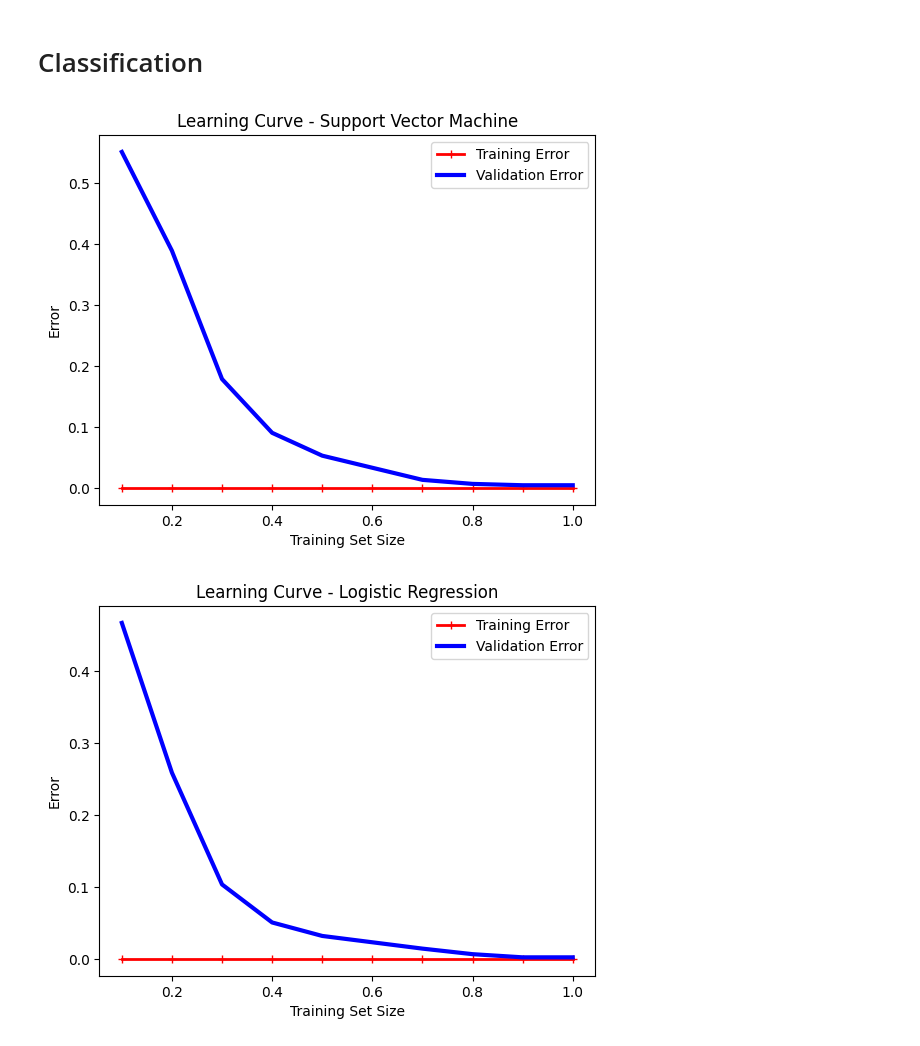
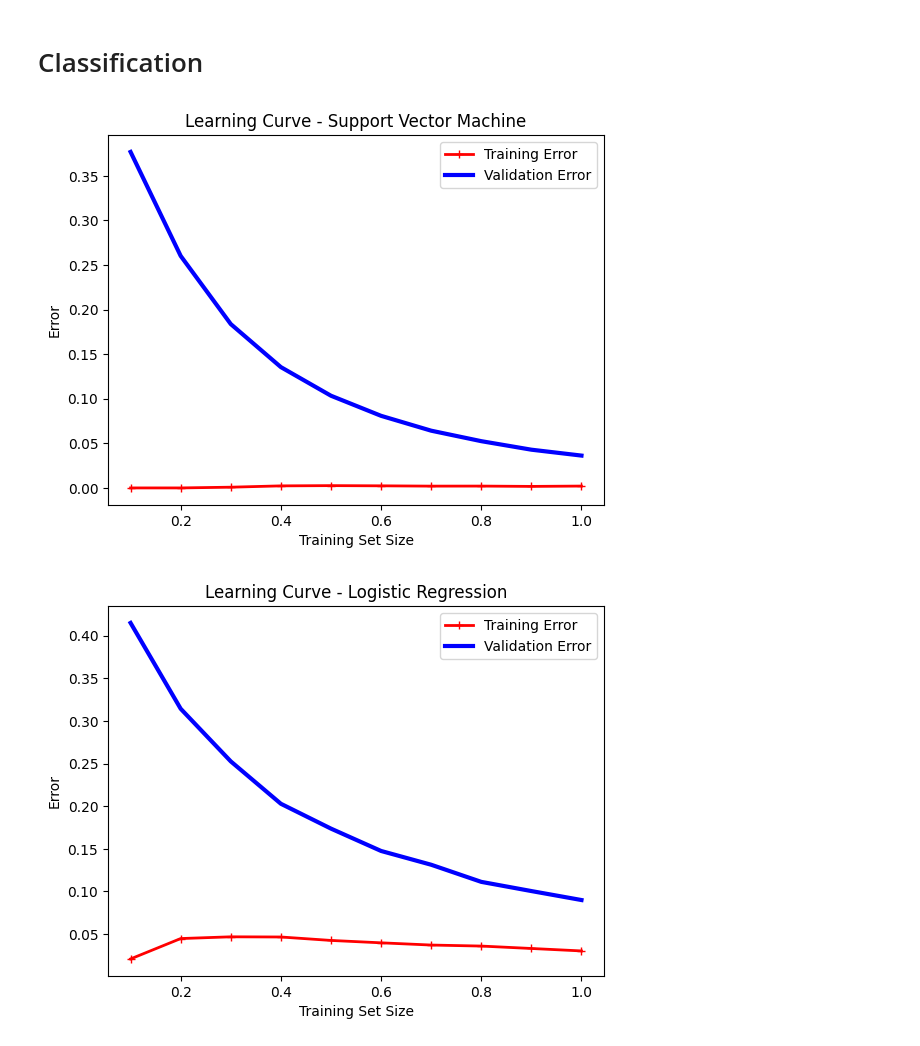
Before and after one commit to arbitroy/ML-trials, a Jupyter notebook: Tasks.ipynb, the cells around one changed output. Drawn from its saved outputs; the diff is of its cells as text; code cells hidden in the pictures.

```diff
--- a/Tasks.ipynb
+++ b/Tasks.ipynb
@@ -672,8 +674,8 @@ plt.xlabel('Number of Clusters')
 plt.ylabel('Sum of Squared Distances')
 plt.show()
 
-# Based on the Elbow curve, select the optimal number of clusters (e.g., 3 in this example)
-optimal_clusters = 3
+# Based on the Elbow curve, select the optimal number of clusters
+optimal_clusters = 5
 
 # Perform K-Means clustering
 kmeans = KMeans(n_clusters=optimal_clusters, n_init=10,random_state=42)
@@ -719,7 +721,9 @@ from sklearn.compose import ColumnTransformer
 from sklearn.pipeline import Pipeline
 from sklearn.base import BaseEstimator, TransformerMixin
 from sklearn.metrics import accuracy_score
-
+from sklearn.ensemble import RandomForestClassifier
+from sklearn.model_selection import cross_val_score
+from imblearn.over_sampling import SMOTE
 cols_to_preprocess = [
     # Demographics and Personal Information
     '25. With which of these groups do you primarily identify?',
@@ -766,9 +770,13 @@ cols_to_preprocess = [
 # Handle missing values if any (for demonstration, assuming dropna for simplicity)
 data.dropna(inplace=True)
 
+# Remove the target variable from features
+cols_to_preprocess.remove('22. About how much money did you earn last year from any job or employment (in US Dollars)? ')
+
 # Define features and target
 X = data[cols_to_preprocess]
 y = data['22. About how much money did you earn last year from any job or employment (in US Dollars)? ']
+
 
 # Identify categorical features
 categorical_features = X.select_dtypes(include=['object']).columns.tolist()
@@ -776,11 +784,14 @@ categorical_features = X.select_dtypes(include=['object']).columns.tolist()
 for col in categorical_features:
    X = X.copy()
    X.loc[:, col] = X[col].astype(str)
-
+# Define numerical and categorical features
+numerical_features = X.select_dtypes(include=['int64', 'float64']).columns.tolist()
+categorical_features = X.select_dtypes(include=['object']).columns.tolist()
 
 # Define transformers
 preprocessor = ColumnTransformer(
     transformers=[
+        ('num', StandardScaler(), numerical_features),
         ('cat', OneHotEncoder(), categorical_features)
     ],
     remainder='passthrough'
@@ -788,29 +799,25 @@ preprocessor = ColumnTransformer(
 
 # Create pipeline with preprocessing steps
 pipeline = Pipeline([
-    ('preprocessor', preprocessor),
-    ('scaler', StandardScaler(with_mean=False)),  # Ensure with_mean=False
+    ('preprocessor', preprocessor)
 ])
+
 # Fit and transform the data
-X_transformed = pipeline.fit_transform(X)
+X_scaled = pipeline.fit_transform(X)
 
-# Scale numerical features
-scaler = StandardScaler(with_mean=False)
-X_scaled = scaler.fit_transform(X_transformed)
-
-# Handle class imbalance
-rus = RandomUnderSampler()
-X_resampled, y_resampled = rus.fit_resample(X_scaled, y)
+# Apply SMOTE for oversampling
+smote = SMOTE(random_state=42)
+X_resampled, y_resampled = smote.fit_resample(X_scaled, y)
 
 # Split the scaled data into training and test sets
-X_train, X_test, y_train, y_test = train_test_split(X_scaled, y, test_size=0.2, random_state=42)
-
+X_train, X_test, y_train, y_test = train_test_split(X_resampled, y_resampled, test_size=0.2, random_state=42)
 
 # Train model
 svm_model = SVC(kernel='linear', C=1.0, random_state=42)
-lr_model = LogisticRegression(max_iter=1000)
-dt_classifier = DecisionTreeClassifier(random_state=42)
-
+lr_model = LogisticRegression(max_iter=1000, penalty='l2', solver='lbfgs')
+dt_classifier = DecisionTreeClassifier(random_state=42, max_depth=20)
+rf_classifier = RandomForestClassifier(n_estimators=100, random_state=42)
+rf_classifier.fit(X_train, y_train)
 def plot_learning_curve(model, X_train, y_train, X_test, y_test, title):
     train_errors, val_errors = [], []
     sizes = np.linspace(0.1, 1.0, 10)  # 10 intervals for different training set sizes
@@ -835,32 +842,37 @@ def plot_learning_curve(model, X_train, y_train, X_test, y_test, title):
         val_errors.append(val_error)
 
     # Plotting
     plt.plot(sizes, train_errors, "r-+", linewidth=2, label="Training Error")
     plt.plot(sizes, val_errors, "b-", linewidth=3, label="Validation Error")
     plt.title(title)
     plt.xlabel("Training Set Size")
     plt.ylabel("Error")
     plt.legend()
     plt.show()
 
 
 # Using the function for each model
 plot_learning_curve(svm_model, X_train, y_train, X_test, y_test, "Learning Curve - Support Vector Machine")
 plot_learning_curve(lr_model, X_train, y_train, X_test, y_test, "Learning Curve - Logistic Regression")
 plot_learning_curve(dt_classifier, X_train, y_train, X_test, y_test, "Learning Curve - Decision Tree")
+plot_learning_curve(rf_classifier, X_train, y_train, X_test, y_test, "Learning Curve - Random Forest")
 # Make predictions on the test set for each model
 svm_pred = svm_model.predict(X_test)
 lr_pred = lr_model.predict(X_test)
 dt_pred = dt_classifier.predict(X_test)
+rf_pred = rf_classifier.predict(X_test)
 # Evaluate the model
 print("\nSupport Vector Machine Classifier:")
 print(classification_report(y_test, svm_pred, zero_division=1))
 
 print("\nLogistic Regression Classifier:")
 print(classification_report(y_test, lr_pred, zero_division=1))
 
 print("\nDecision tree Classifier:")
 print(classification_report(y_test, dt_pred, zero_division=1))
+
+print("\nRandom Forest Classifier:")
+print(classification_report(y_test, rf_pred, zero_division=1))
 # %% [output]
-[figure, old version]
+[figure, new version]
-[figure, old version]
+[figure, new version]
```
Also changed, not shown: parts of 3 cells of this notebook.
